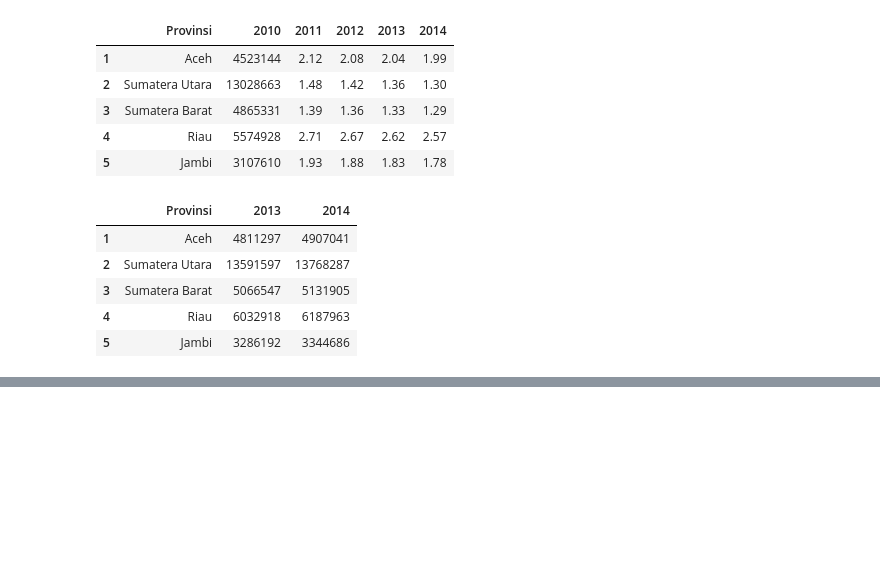
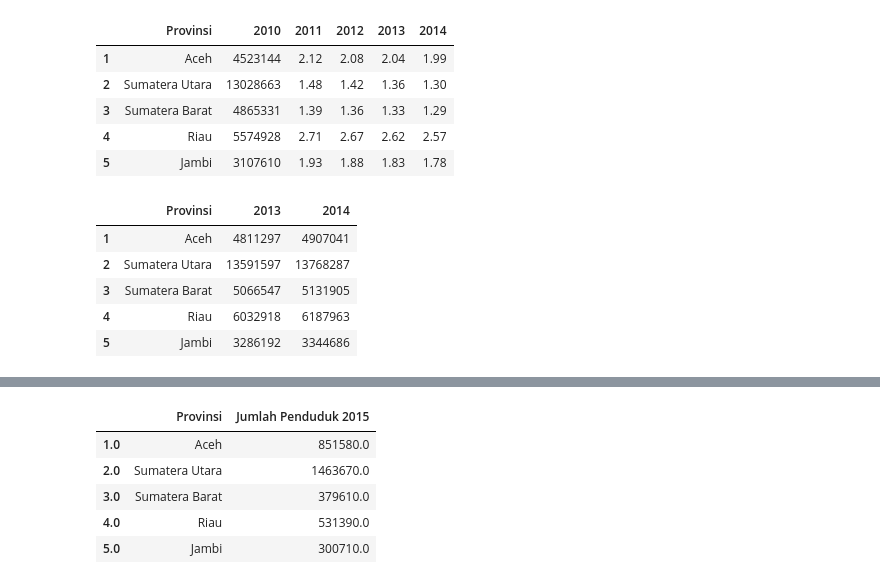
Before and after one commit to fariz-armesta/hospital-bed-forecast, a Jupyter notebook: notebooks/01B_population_cleaning.ipynb, the cells around one changed output, grey strips where cells are left out. Drawn from its saved outputs; the diff is of its cells as text; code cells hidden in the pictures; blank space fills up the shorter version.

```diff
--- a/notebooks/01B_population_cleaning.ipynb
+++ b/notebooks/01B_population_cleaning.ipynb
@@ -265,0 +289,15 @@ df_2011_2014.head()
+# %%
+df_2015_2019 = df_2015_2019.rename(columns={'Provinsi/Province': 'Provinsi'})
+df_2015_2019 = df_2015_2019.rename(columns={'2015': 'Jumlah Penduduk 2015'})
+df_2015_2019["Jumlah Penduduk 2015"] = df_2015_2019["Jumlah Penduduk 2015"].astype(str).str.replace(',', '.', regex=False)
+df_2015_2019["Jumlah Penduduk 2015"] = df_2015_2019["Jumlah Penduduk 2015"].astype(str).str.replace(" ", "", regex=False).astype(float)
+df_2015_2019["Jumlah Penduduk 2015"] = df_2015_2019["Jumlah Penduduk 2015"] * 1000
+df_2015_2019 = df_2015_2019.drop(columns=["2016", "2017", "2018", "2019"])
+df_2015_2019.head()
+# %% [output]
+|  | Provinsi | Jumlah Penduduk 2015 |
+| 1.0 | Aceh | 851580.0 |
+| 2.0 | Sumatera Utara | 1463670.0 |
+| 3.0 | Sumatera Barat | 379610.0 |
+| 4.0 | Riau | 531390.0 |
+| 5.0 | Jambi | 300710.0 |
```
Also changed, not shown: parts of 4 cells of this notebook.
